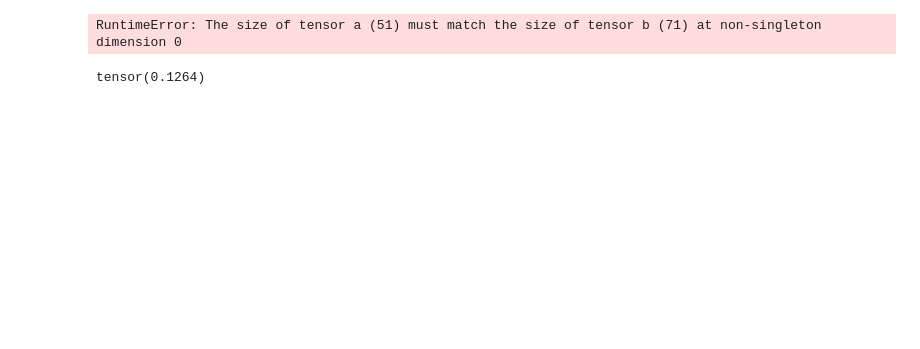
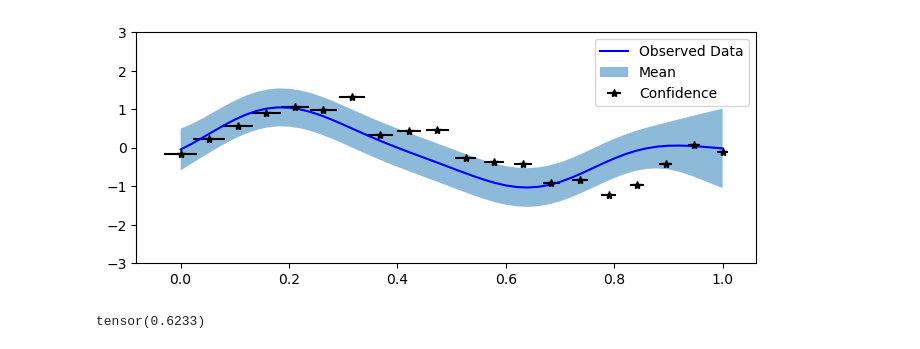
Before and after one commit to CalumHarvey/Gpytorch-Noisy-Inputs, a Jupyter notebook: kernelTesting.ipynb, the cells around one changed output. Saved outputs shown, nothing was run; the diff lists cells and outputs as text; code cells hidden in the pictures; blank space fills up the shorter version.

```diff
--- a/kernelTesting.ipynb
+++ b/kernelTesting.ipynb
@@ -86,34 +86,34 @@ Iter 500/500 - Loss: 1.122   lengthscale: 39.046   noise: 0.000
 # %%
 # Get into evaluation (predictive posterior) mode
 model.eval()
 likelihood.eval()
 
 # Test points are regularly spaced along [0,1]
 # Make predictions by feeding model through likelihood
-with torch.no_grad(), gpytorch.settings.fast_pred_var():
-    test_x = torch.linspace(0, 1, 71)
-    test_x_distributional = torch.stack((test_x, (1e-3 * torch.ones_like(test_x))), dim=1)
+with torch.no_grad(), gpytorch.settings.fast_pred_var(), gpytorch.settings.lazily_evaluate_kernels(False):
+    test_x = torch.linspace(0, 1, 51)
+    test_x_distributional = torch.stack((test_x, (0 * torch.ones_like(test_x))), dim=1)
     observed_pred = likelihood(model(test_x_distributional))
 
 with torch.no_grad():
     # Initialize plot
     f, ax = plt.subplots(1, 1, figsize=(8, 3))
 
     # Get upper and lower confidence bounds
     lower, upper = observed_pred.confidence_region()
     # Plot training data as black stars
     ax.errorbar(train_x_mean.numpy(), train_y.numpy(), xerr=train_x_stdv, fmt='k*')
     # Plot predictive means as blue line
     ax.plot(test_x.numpy(), observed_pred.mean.numpy(), 'b')
     # Shade between the lower and upper confidence bounds
     ax.fill_between(test_x.numpy(), lower.numpy(), upper.numpy(), alpha=0.5)
     ax.set_ylim([-3, 3])
     ax.legend(['Observed Data', 'Mean', 'Confidence'])
 # %% [output]
-RuntimeError: The size of tensor a (51) must match the size of tensor b (71) at non-singleton dimension 0
+[figure, added]
 # %%
 test_y = torch.sin(test_x * (2 * math.pi))
 # %%
 torch.mean(torch.abs(test_y - observed_pred.mean))
 # %% [output]
-tensor(0.1264)
+tensor(0.6233)
```
Also changed, not shown: parts of 2 cells of this notebook.
